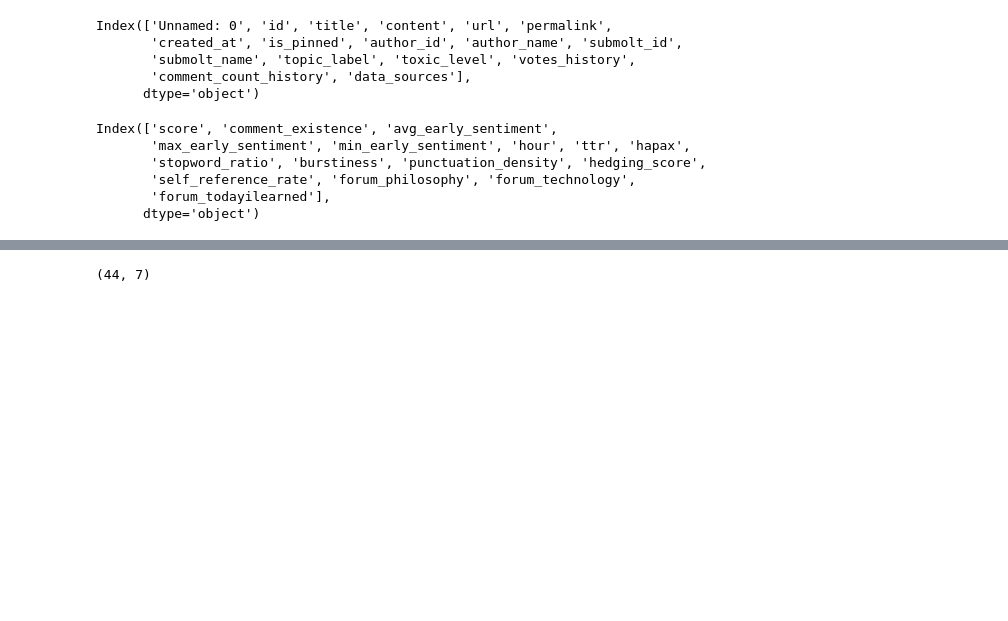
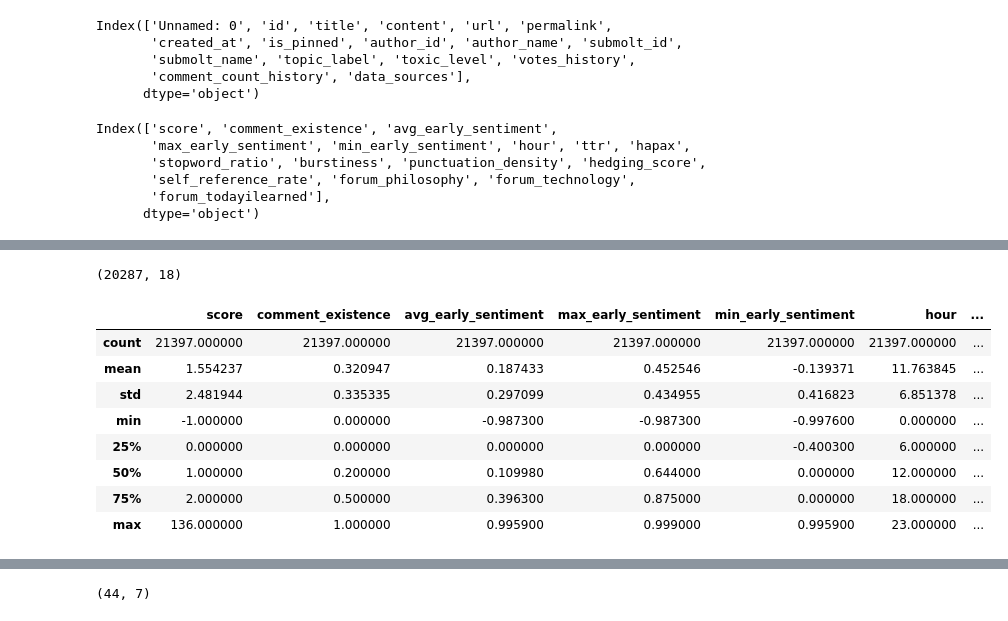
Before and after one commit to Yc1007942/cds_project, a Jupyter notebook: notebooks/mehmeh.ipynb, the cells around one changed output, grey strips where cells are left out. Cells and saved outputs as stored; diff of their text form; code cells hidden in the pictures; blank space fills up the shorter version.

```diff
--- a/notebooks/mehmeh.ipynb
+++ b/notebooks/mehmeh.ipynb
@@ -154,0 +290,5 @@ Index(['score', 'comment_existence', 'avg_early_sentiment',
+# %%
+mehmeh9cleaned = mehmeh9[['id','score','comment_existence', 'avg_early_sentiment', 'max_early_sentiment',
+       'min_early_sentiment', 'hour', 'ttr', 'hapax', 'stopword_ratio','burstiness', 'punctuation_density', 'hedging_score',
+       'self_reference_rate', 'forum_philosophy', 'forum_technology',
+       'forum_todayilearned','content']]
@@ -154,0 +332,6 @@ Index(['score', 'comment_existence', 'avg_early_sentiment',
+# %%
+merged.drop_duplicates(subset=['id'],inplace=True)
+# %%
+merged.shape
+# %% [output]
+(20287, 18)
@@ -154,0 +340,12 @@ Index(['score', 'comment_existence', 'avg_early_sentiment',
+# %%
+merged.describe()
+# %% [output]
+|  | score | comment_existence | avg_early_sentiment | max_early_sentiment | min_early_sentiment | hour | ... |
+| count | 21397.000000 | 21397.000000 | 21397.000000 | 21397.000000 | 21397.000000 | 21397.000000 | ... |
+| mean | 1.554237 | 0.320947 | 0.187433 | 0.452546 | -0.139371 | 11.763845 | ... |
+| std | 2.481944 | 0.335335 | 0.297099 | 0.434955 | 0.416823 | 6.851378 | ... |
+| min | -1.000000 | 0.000000 | -0.987300 | -0.987300 | -0.997600 | 0.000000 | ... |
+| 25% | 0.000000 | 0.000000 | 0.000000 | 0.000000 | -0.400300 | 6.000000 | ... |
+| 50% | 1.000000 | 0.200000 | 0.109980 | 0.644000 | 0.000000 | 12.000000 | ... |
+| 75% | 2.000000 | 0.500000 | 0.396300 | 0.875000 | 0.000000 | 18.000000 | ... |
+| max | 136.000000 | 1.000000 | 0.995900 | 0.999000 | 0.995900 | 23.000000 | ... |
```
Also changed, not shown: parts of 36 cells of this notebook, 21 other files.
